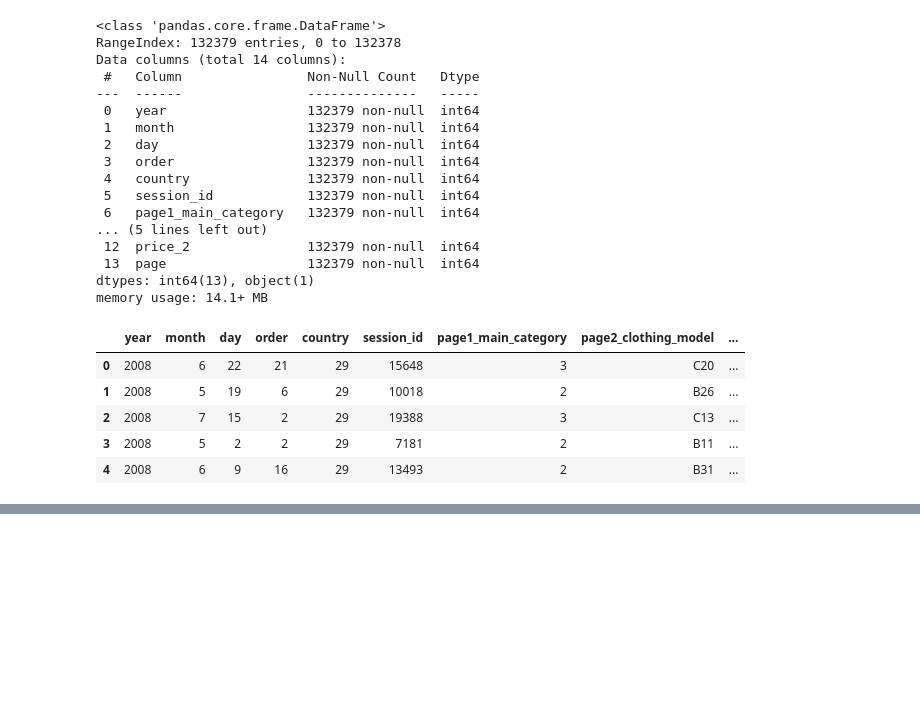
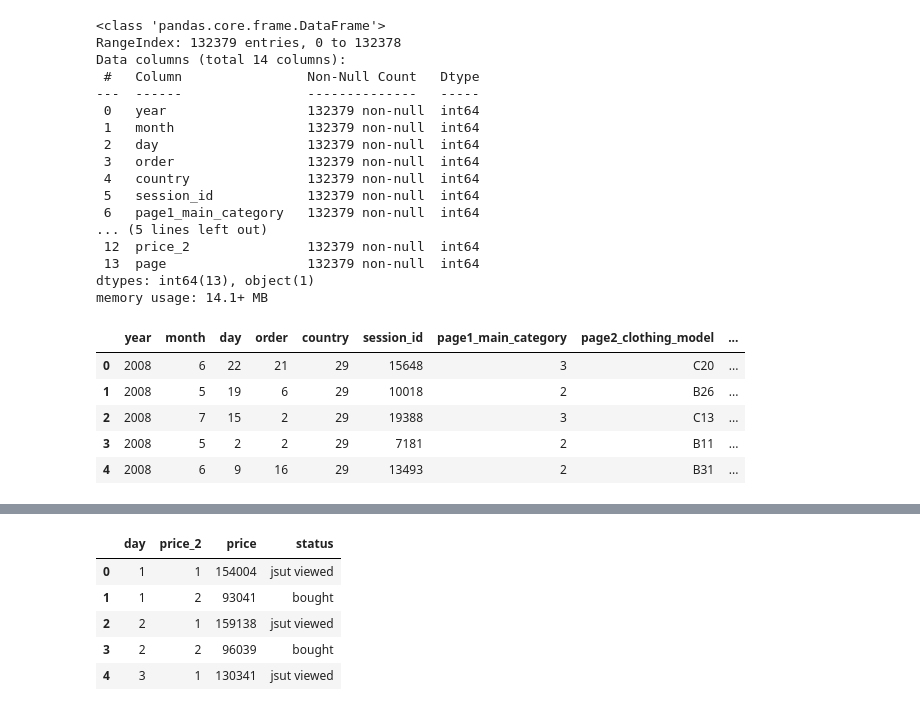
Before and after one commit to Aravind-M2/E-Commerce-Customer-conversion, a Jupyter notebook: data exploration.ipynb, the cells around one changed output, grey strips where cells are left out. Drawn from its saved outputs; the diff is of its cells as text; code cells hidden in the pictures; blank space fills up the shorter version.

```diff
--- a/data exploration.ipynb
+++ b/data exploration.ipynb
@@ -311,0 +121,3 @@ dtype: int64
+# %%
+daily_sales_df = data.groupby('day')['price'].sum().reset_index()
+daily_sales_df.head()
@@ -311,0 +140,12 @@ dtype: int64
+# %%
+# d_sales_stat = data.groupby(['day','price_2'])['price'].sum().reset_index()
+d_sales_stat['status'] = d_sales_stat['price_2'].map({1: "jsut viewed", 2: "bought"})
+d_sales_stat['total'] = daily_sales_df[]
+d_sales_stat.head()
+# %% [output]
+|  | day | price_2 | price | status |
+| 0 | 1 | 1 | 154004 | jsut viewed |
+| 1 | 1 | 2 | 93041 | bought |
+| 2 | 2 | 1 | 159138 | jsut viewed |
+| 3 | 2 | 2 | 96039 | bought |
+| 4 | 3 | 1 | 130341 | jsut viewed |
```
Also changed, not shown: parts of 25 cells of this notebook.
